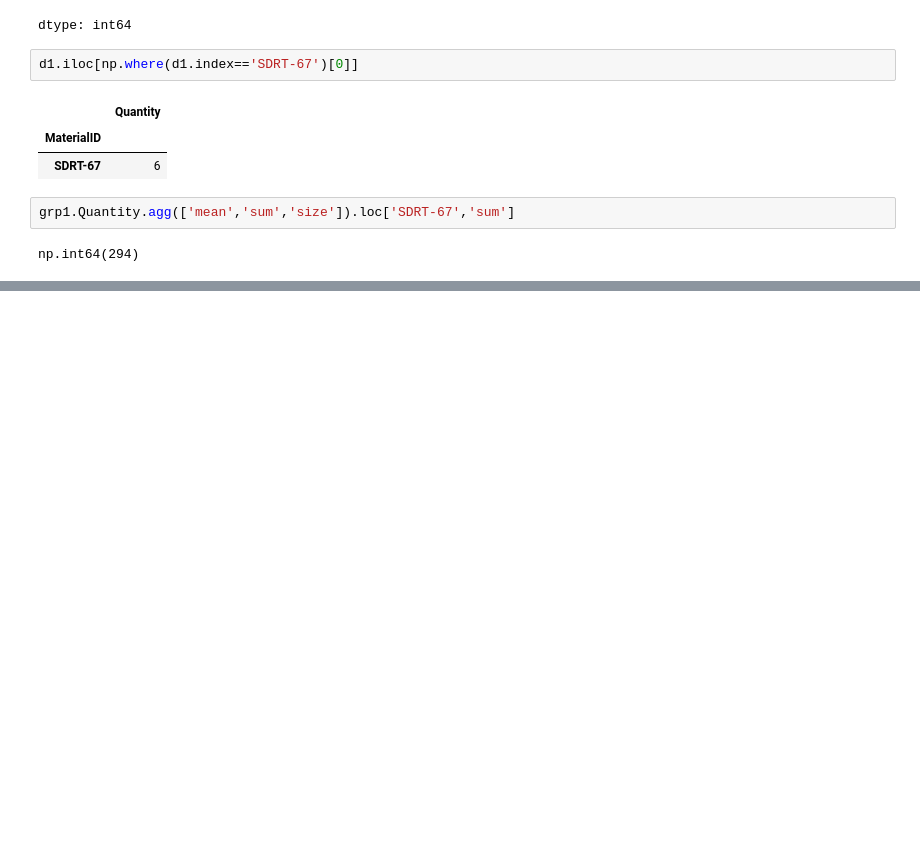
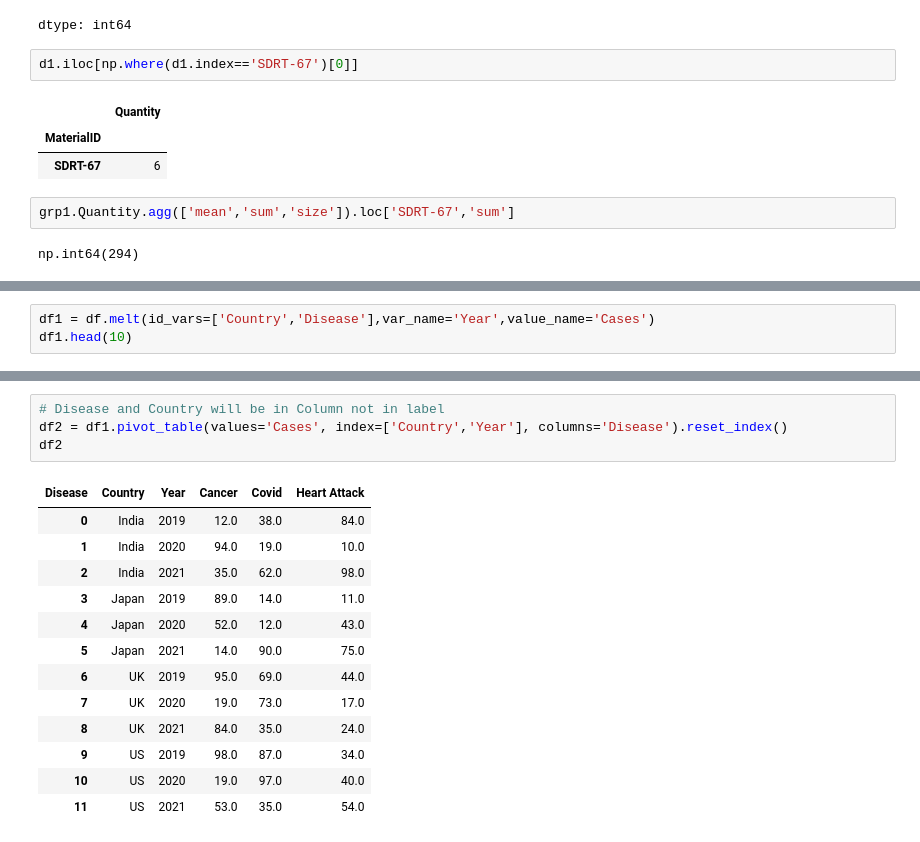
Before and after one commit to Omkar210/Statistics-and-ML, a Jupyter notebook: Day5.ipynb, the cells around one changed output, grey strips where cells are left out. Cells and saved outputs as stored; diff of their text form; blank space fills up the shorter version.

```diff
--- a/Day5.ipynb
+++ b/Day5.ipynb
@@ -101,0 +129,3 @@ np.int64(294)
+# %%
+df1 = df.melt(id_vars=['Country','Disease'],var_name='Year',value_name='Cases')
+df1.head(10)
@@ -101,0 +172,18 @@ np.int64(294)
+# %%
+# Disease and Country will be in Column not in label
+df2 = df1.pivot_table(values='Cases', index=['Country','Year'], columns='Disease').reset_index()
+df2
+# %% [output]
+| Disease | Country | Year | Cancer | Covid | Heart Attack |
+| 0 | India | 2019 | 12.0 | 38.0 | 84.0 |
+| 1 | India | 2020 | 94.0 | 19.0 | 10.0 |
+| 2 | India | 2021 | 35.0 | 62.0 | 98.0 |
+| 3 | Japan | 2019 | 89.0 | 14.0 | 11.0 |
+| 4 | Japan | 2020 | 52.0 | 12.0 | 43.0 |
+| 5 | Japan | 2021 | 14.0 | 90.0 | 75.0 |
+| 6 | UK | 2019 | 95.0 | 69.0 | 44.0 |
+| 7 | UK | 2020 | 19.0 | 73.0 | 17.0 |
+| 8 | UK | 2021 | 84.0 | 35.0 | 24.0 |
+| 9 | US | 2019 | 98.0 | 87.0 | 34.0 |
+| 10 | US | 2020 | 19.0 | 97.0 | 40.0 |
+| 11 | US | 2021 | 53.0 | 35.0 | 54.0 |
```
Also changed, not shown: parts of 15 cells of this notebook.
